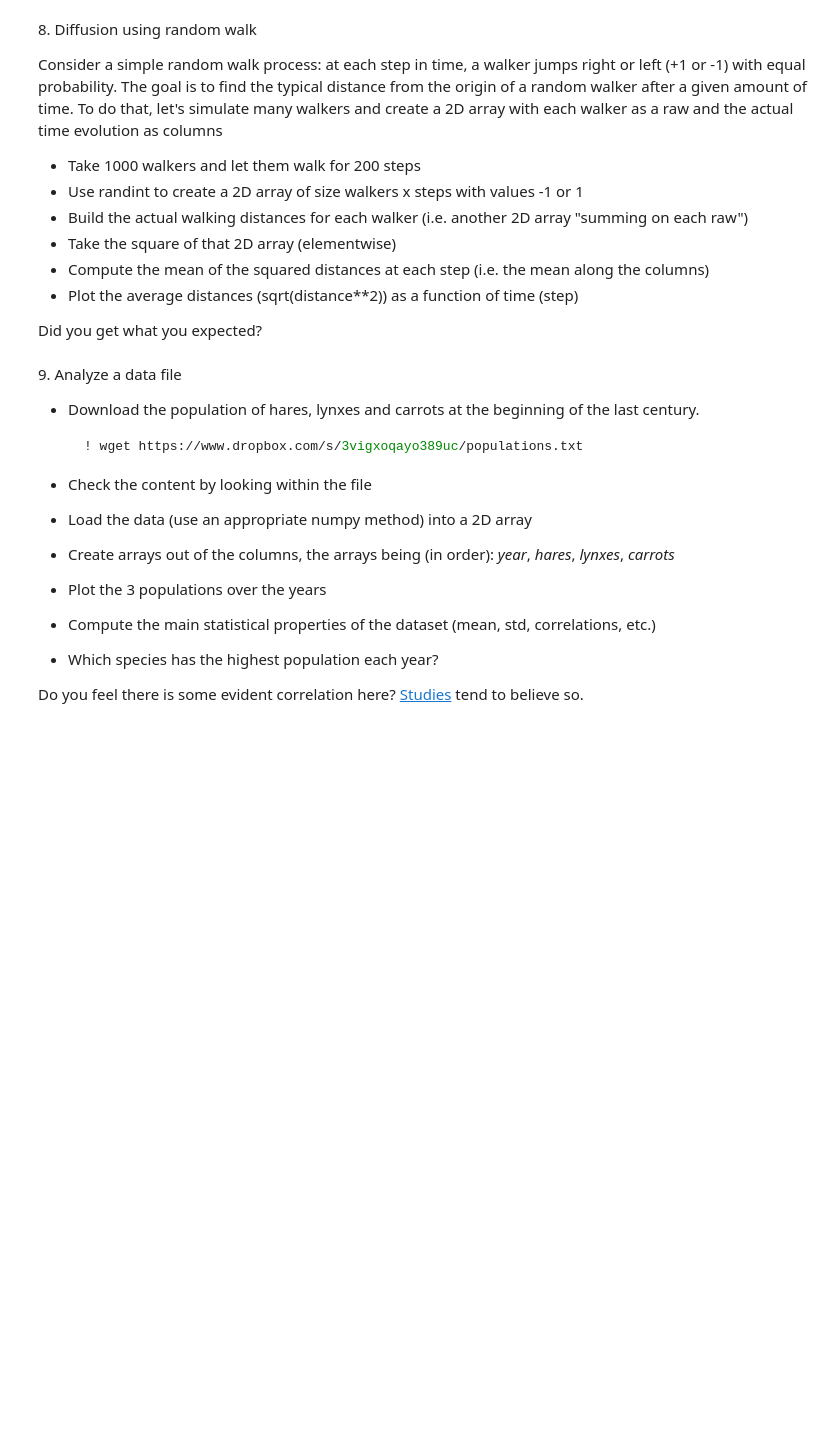
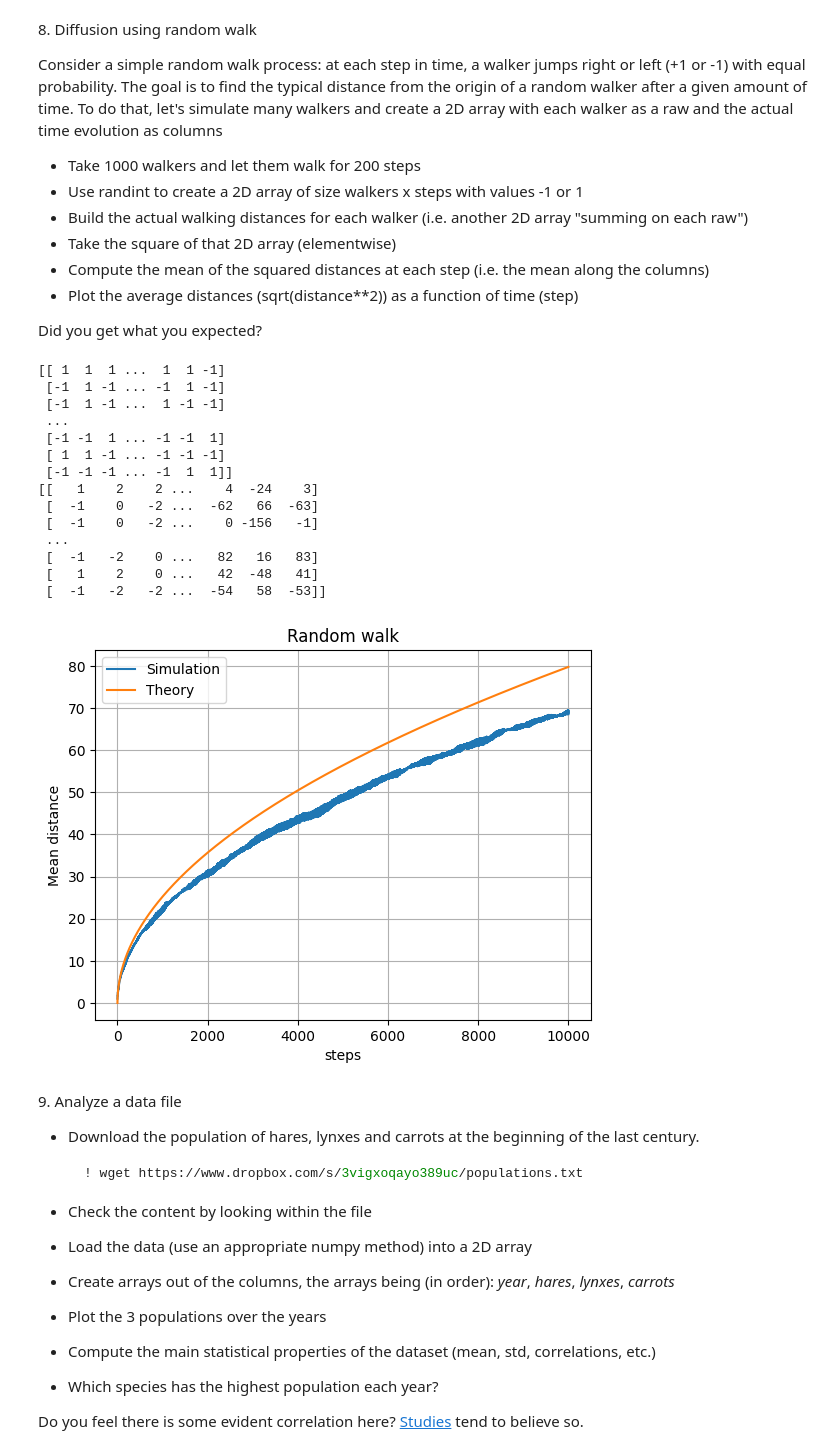
Before and after one commit to EmanueleCoradin/LaboratoryOfComputationalPhysics_Y6, a Jupyter notebook: 04ex_Numpy.ipynb, the cells around one changed output. Drawn from its saved outputs; the diff is of its cells as text; code cells hidden in the pictures; blank space fills up the shorter version.

```diff
--- a/04ex_Numpy.ipynb
+++ b/04ex_Numpy.ipynb
@@ -284,6 +285,55 @@ To do that, let's simulate many walkers and create a 2D array with each walker a
   * Plot the average distances (sqrt(distance\*\*2)) as a function of time (step)
 
 Did you get what you expected?
+# %%
+N=1000
+steps = 10000
+
+walk = npr.randint(0,2, (N,steps))*2-1
+print(walk)
+
+distances = []
+
+for walker in walk:
+    dw = [walker[0]]
+    for i, step in enumerate(walker[1:]):
+        dw.append(step+dw[i-1])
+    distances.append(dw)
+distances = np.array(distances)
+print(distances)
+
+squared = distances**2
+mean_squared = np.mean(squared, axis=0)
+
+avg = np.sqrt(mean_squared)
+
+#plot
+expectation = lambda n: np.sqrt(n*2/np.pi)
+plt.plot(range(steps), avg, '-', label="Simulation")
+plt.plot(range(steps), [expectation(i) for i in range(steps)], label="Theory")
+
+plt.xlabel("steps")
+plt.ylabel("Mean distance")
+plt.title("Random walk")
+plt.legend()
+
+plt.grid()
+# %% [output]
+[[ 1  1  1 ...  1  1 -1]
+ [-1  1 -1 ... -1  1 -1]
+ [-1  1 -1 ...  1 -1 -1]
+ ...
+ [-1 -1  1 ... -1 -1  1]
+ [ 1  1 -1 ... -1 -1 -1]
+ [-1 -1 -1 ... -1  1  1]]
+[[   1    2    2 ...    4  -24    3]
+ [  -1    0   -2 ...  -62   66  -63]
+ [  -1    0   -2 ...    0 -156   -1]
+ ...
+ [  -1   -2    0 ...   82   16   83]
+ [   1    2    0 ...   42  -48   41]
+ [  -1   -2   -2 ...  -54   58  -53]]
+[figure, added]
 # %% [markdown]
 9\. Analyze a data file
   * Download the population of hares, lynxes and carrots at the beginning of the last century.
```
Also changed, not shown: parts of 7 cells of this notebook, 8 other files.
